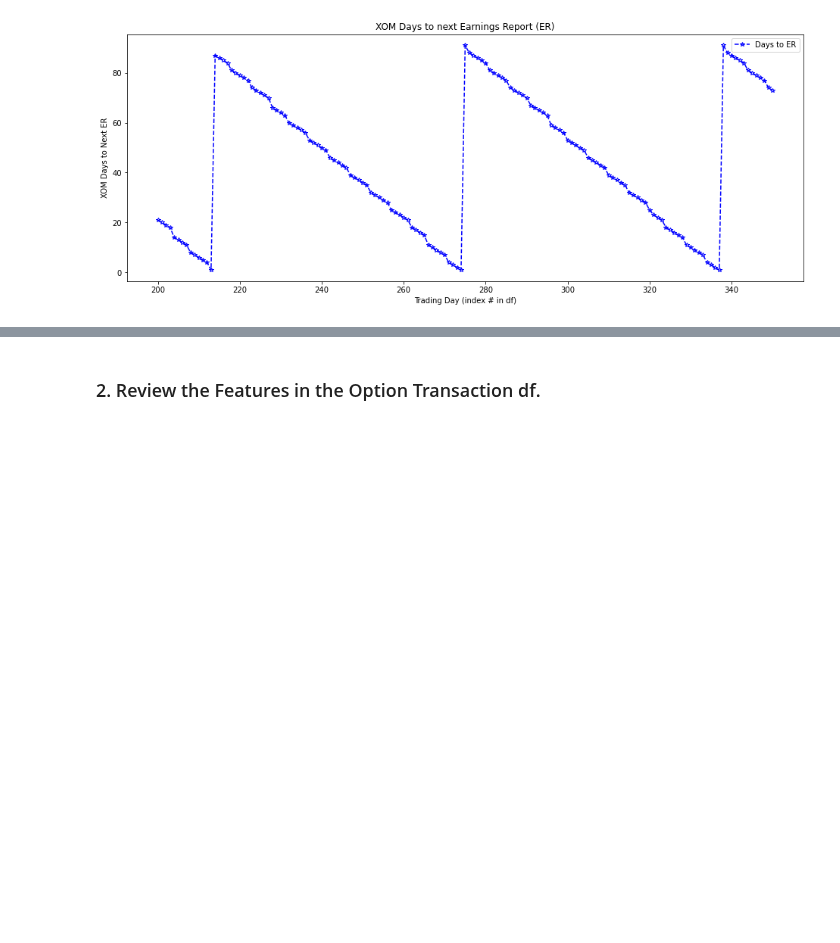
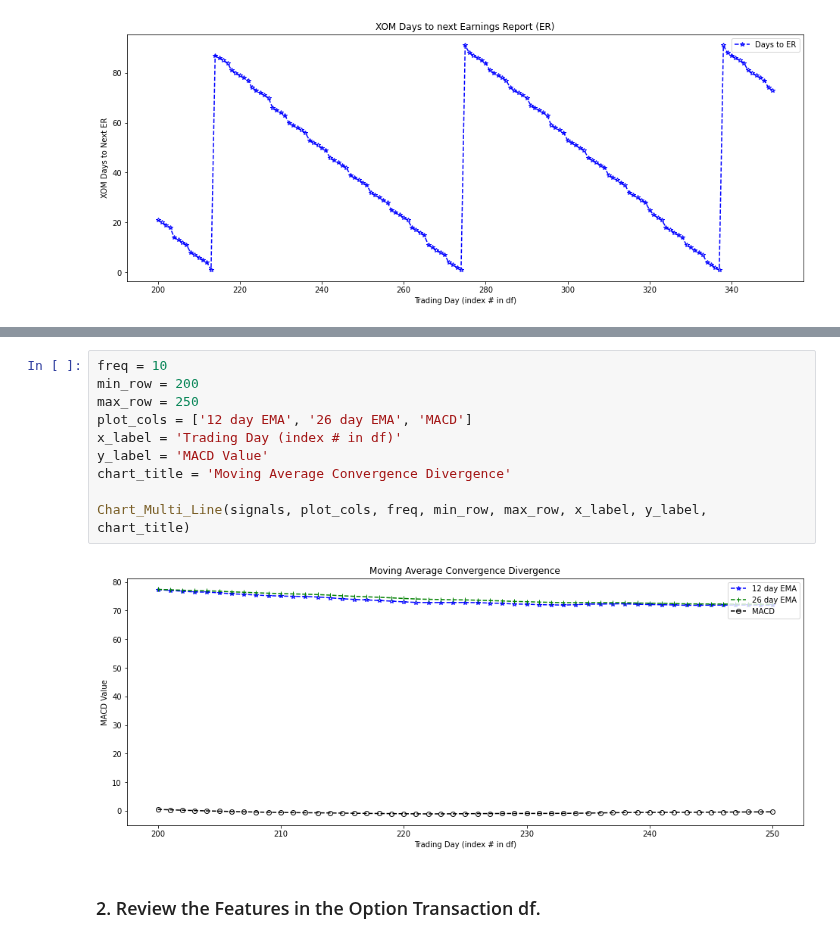
Before and after one commit to CajunCal/OptionTradingNotebooksXOM, a Jupyter notebook: OptionsBuildFeatures.ipynb, the cells around one changed output, grey strips where cells are left out. Saved outputs shown, nothing was run; the diff lists cells and outputs as text; blank space fills up the shorter version.

```diff
--- a/OptionsBuildFeatures.ipynb
+++ b/OptionsBuildFeatures.ipynb
@@ -369,3 +495,15 @@ Name: Days to ER, dtype: int64
+# %%
+freq = 10
+min_row = 200
+max_row = 250
+plot_cols = ['12 day EMA', '26 day EMA', 'MACD']
+x_label = 'Trading Day (index # in df)'
+y_label = 'MACD Value'
+chart_title = 'Moving Average Convergence Divergence'
+
+Chart_Multi_Line(signals, plot_cols, freq, min_row, max_row, x_label, y_label, chart_title)
+# %% [output]
+[figure, added]
 # %% [markdown]
 ### 2. Review the Features in the Option Transaction df.
 # %% [markdown]
```
Also changed, not shown: parts of 10 cells of this notebook, 1 other file.
